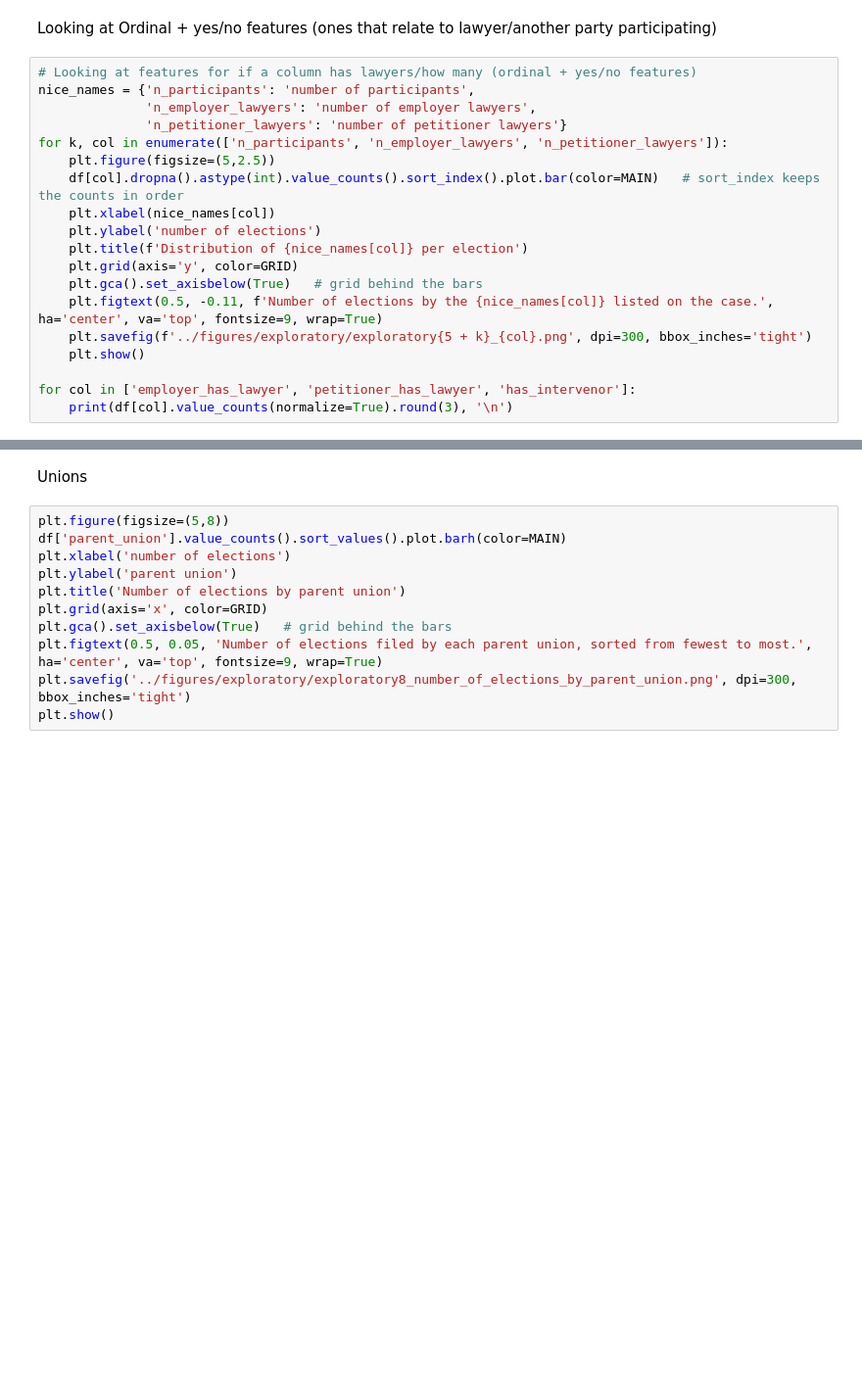
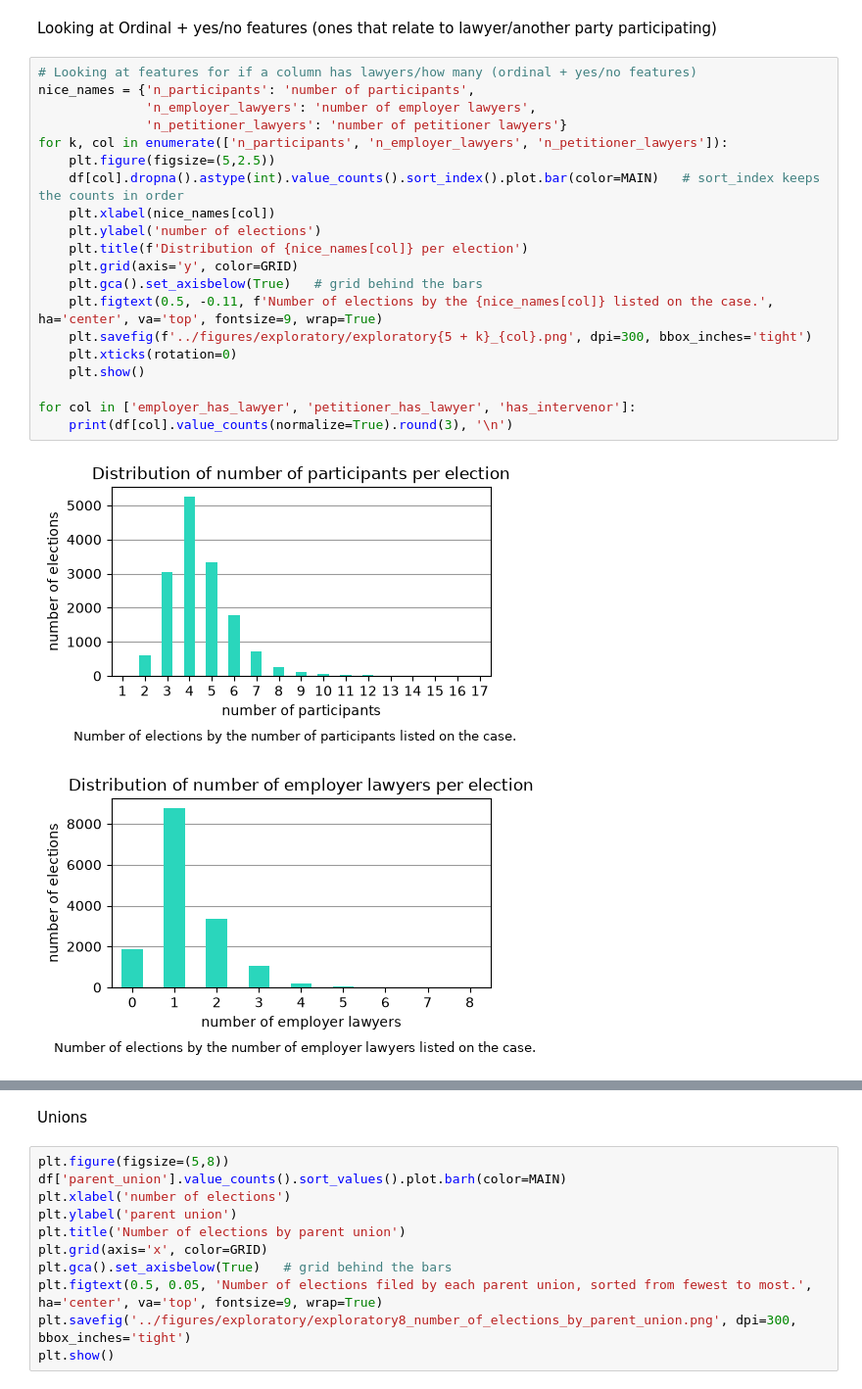
Before and after one commit to jiangisabella/data1030-placeholder, a Jupyter notebook: src/combined_eda.ipynb, the cells around one changed output, grey strips where cells are left out. Shown at 98% size. Drawn from its saved outputs; the diff is of its cells as text; blank space fills up the shorter version.

```diff
--- a/src/combined_eda.ipynb
+++ b/src/combined_eda.ipynb
@@ -125,19 +264,23 @@ Looking at Ordinal + yes/no features (ones that relate to lawyer/another party p
 # %%
 # Looking at features for if a column has lawyers/how many (ordinal + yes/no features)
 nice_names = {'n_participants': 'number of participants',
               'n_employer_lawyers': 'number of employer lawyers',
               'n_petitioner_lawyers': 'number of petitioner lawyers'}
 for k, col in enumerate(['n_participants', 'n_employer_lawyers', 'n_petitioner_lawyers']):
     plt.figure(figsize=(5,2.5))
     df[col].dropna().astype(int).value_counts().sort_index().plot.bar(color=MAIN)   # sort_index keeps the counts in order
     plt.xlabel(nice_names[col])
     plt.ylabel('number of elections')
     plt.title(f'Distribution of {nice_names[col]} per election')
     plt.grid(axis='y', color=GRID)
     plt.gca().set_axisbelow(True)   # grid behind the bars
     plt.figtext(0.5, -0.11, f'Number of elections by the {nice_names[col]} listed on the case.', ha='center', va='top', fontsize=9, wrap=True)
     plt.savefig(f'../figures/exploratory/exploratory{5 + k}_{col}.png', dpi=300, bbox_inches='tight')
+    plt.xticks(rotation=0)
     plt.show()
 
 for col in ['employer_has_lawyer', 'petitioner_has_lawyer', 'has_intervenor']:
     print(df[col].value_counts(normalize=True).round(3), '\n')
+# %% [output]
+[figure, added]
+[figure, added]
```
Also changed, not shown: parts of 32 cells of this notebook.
